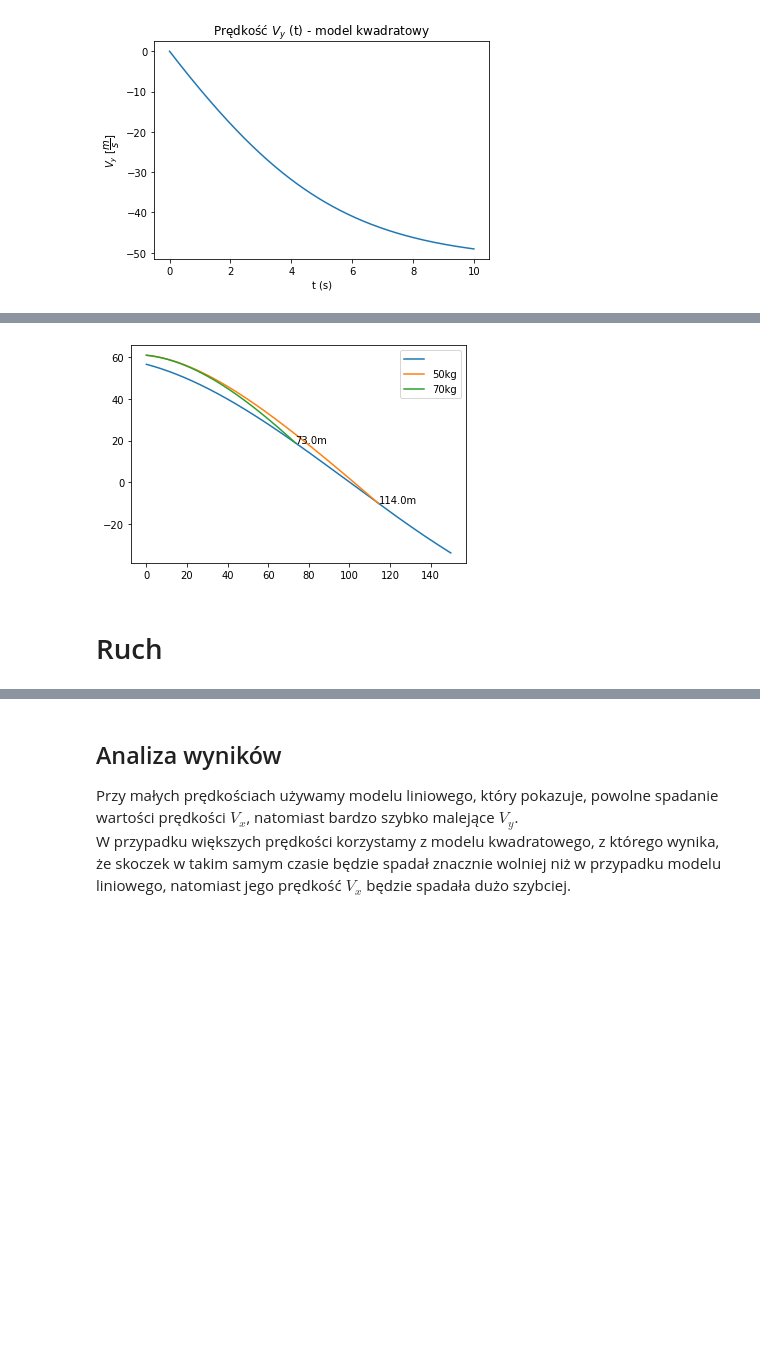
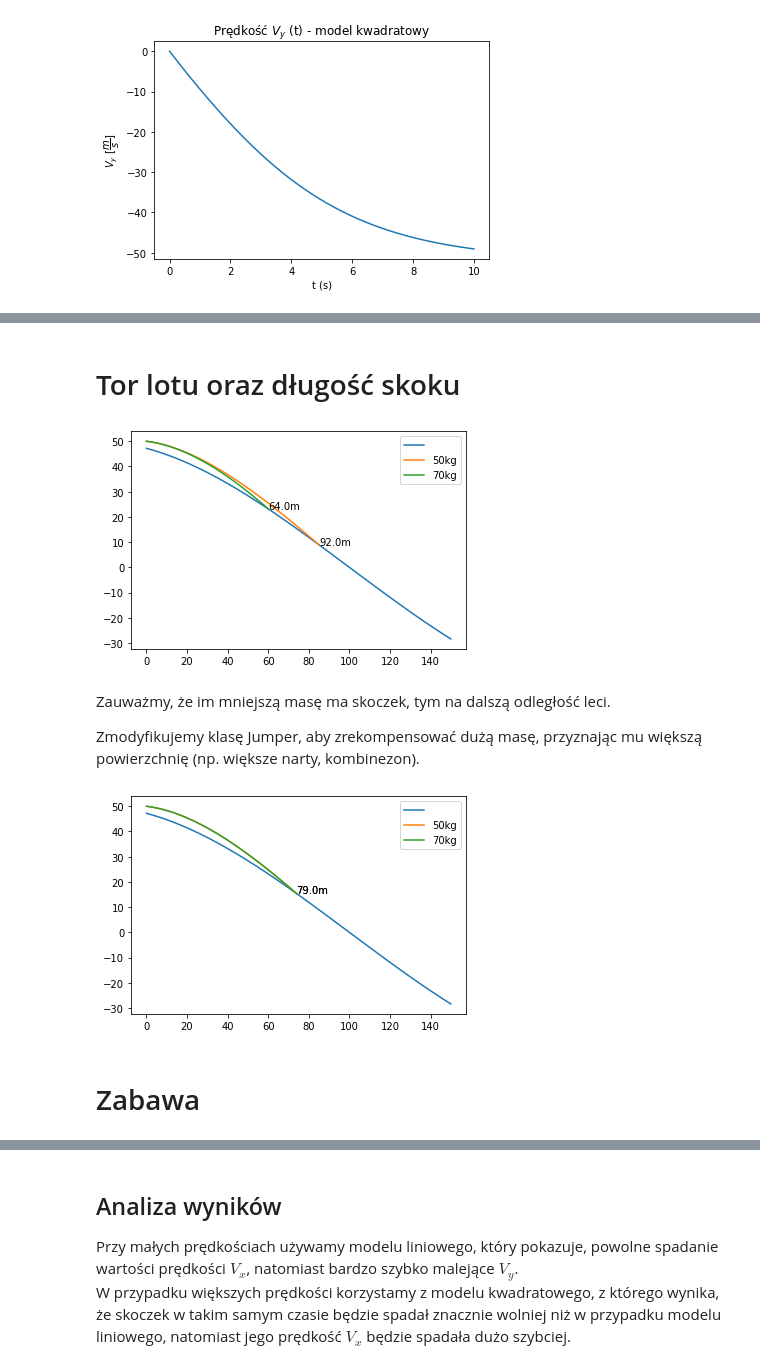
Before and after one commit to maciejratajski1999/Skoki-narciarskie, a Jupyter notebook: main.ipynb, the cells around one changed output, grey strips where cells are left out. Cells and saved outputs as stored; diff of their text form; code cells hidden in the pictures; blank space fills up the shorter version.

```diff
--- a/main.ipynb
+++ b/main.ipynb
@@ -371,10 +379,34 @@ pyplot.show()
+# %% [markdown]
+# Tor lotu oraz długość skoku
 # %%
 from comparison import CompareJumpers
 from math import pi
-wisła = Hill(length=100, velocity=23, angle=0.1)
-okienko = CompareJumpers(wisła)
-okienko.show((Jumper(mass=50),Jumper(mass=70)), cd=0.4, g=9.81, angle=0)
+wisła = Hill(length=100, velocity=25, angle=0.1)
+okienko1 = CompareJumpers(wisła)
+okienko1.show((Jumper(mass=50),Jumper(mass=70)), cd=0.4, g=9.81, angle=0)
 # %% [output]
-[figure, old version]
+[figure, new version]
+# %% [markdown]
+Zauważmy, że im mniejszą masę ma skoczek, tym na dalszą odległość leci.
+
+Zmodyfikujemy klasę Jumper, aby zrekompensować dużą masę, przyznając mu większą powierzchnię (np. większe narty, kombinezon).
+# %%
+class Jumper:
+
+    def __init__(self, mass):
+        self.mass = mass # kg
+        # ponieważ przyspieszenie działające na skoczka jest odwrotne proporcjonalnie do jego masy,
+        # możemy nadmiar masy zrekompensować zwiększając jego powierzchnię
+        # niech powierzchnia wynosi 2m^2 dla skoczka ważącego 55kg
+        self.area = 2*(self.mass/55)    # m^2
+        self.position = 0,0
+
+    def move(self, x, y):
+        self.position = self.position[0] + x, self.position[1] + y
+
+okienko2 = CompareJumpers(wisła)
+okienko2.show((Jumper(mass=50),Jumper(mass=70)), cd=0.4, g=9.81, angle=0)
+# %% [output]
+[figure, added]
 # %% [markdown]
-# Ruch
+# Zabawa
```
Also changed, not shown: parts of 6 cells of this notebook, 2 other files.
